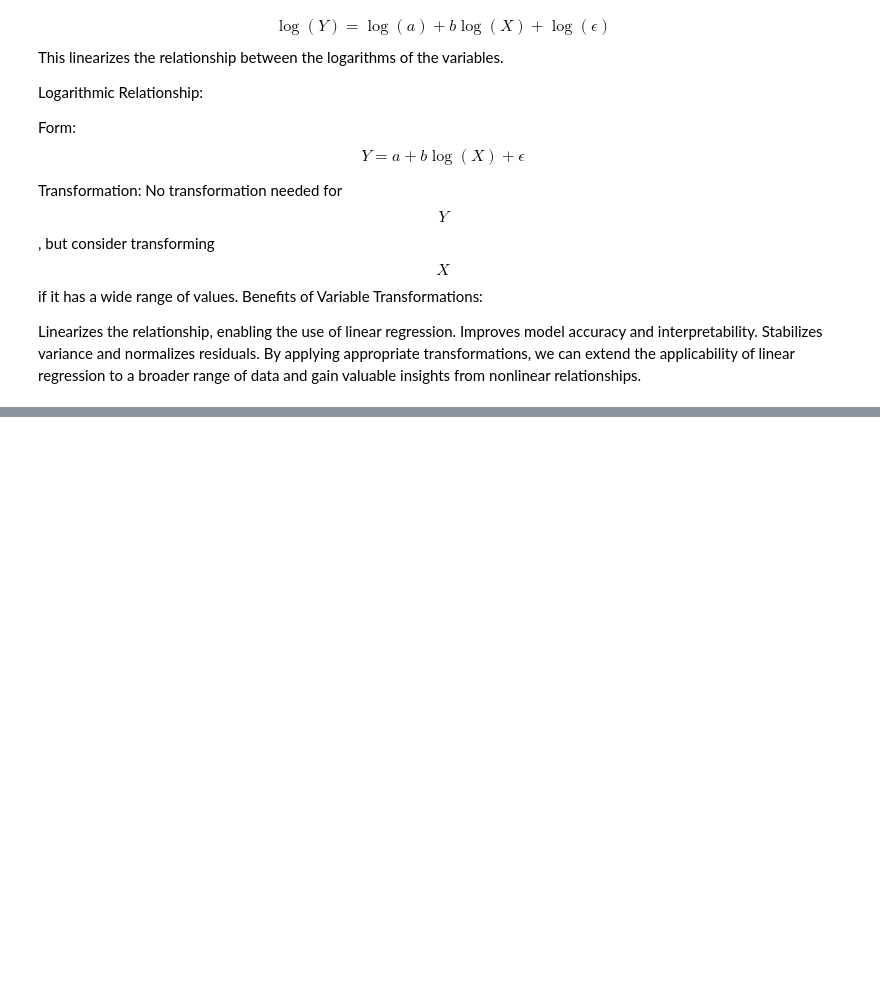
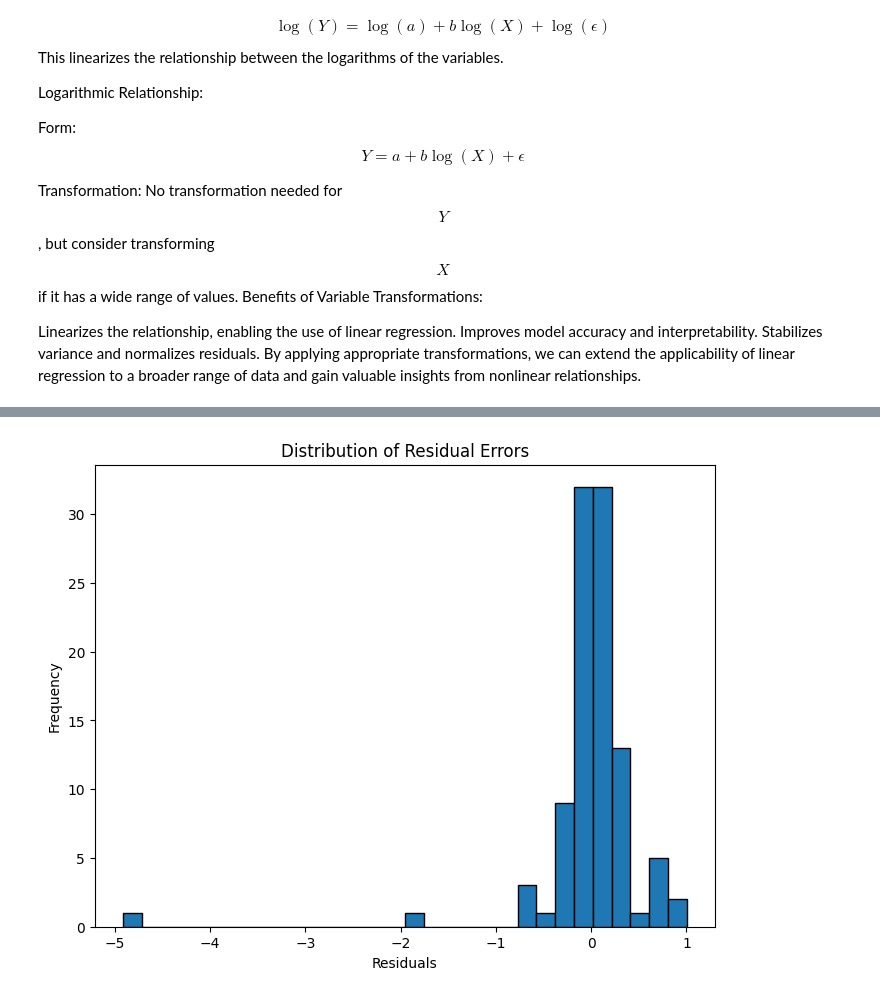
Before and after one commit to kl2217/finite-element, a Jupyter notebook: variable_transforms.ipynb, the cells around one changed output, grey strips where cells are left out. Saved outputs shown, nothing was run; the diff lists cells and outputs as text; code cells hidden in the pictures; blank space fills up the shorter version.

```diff
--- a/variable_transforms.ipynb
+++ b/variable_transforms.ipynb
@@ -88,3 +88,19 @@ Covariance Type:            nonrobust
 Notes:
 [1] Standard Errors assume that the covariance matrix of the errors is correctly specified.
 [figure]
+# %%
+# prompt: plot error distribution
+
+import matplotlib.pyplot as plt
+
+# Assuming 'model' is the fitted OLS model from the previous code
+residuals = model.resid
+
+plt.figure(figsize=(8, 6))
+plt.hist(residuals, bins=30, edgecolor='black')
+plt.title('Distribution of Residual Errors')
+plt.xlabel('Residuals')
+plt.ylabel('Frequency')
+plt.show()
+# %% [output]
+[figure, added]
```
Also changed, not shown: parts of 1 cell of this notebook.
